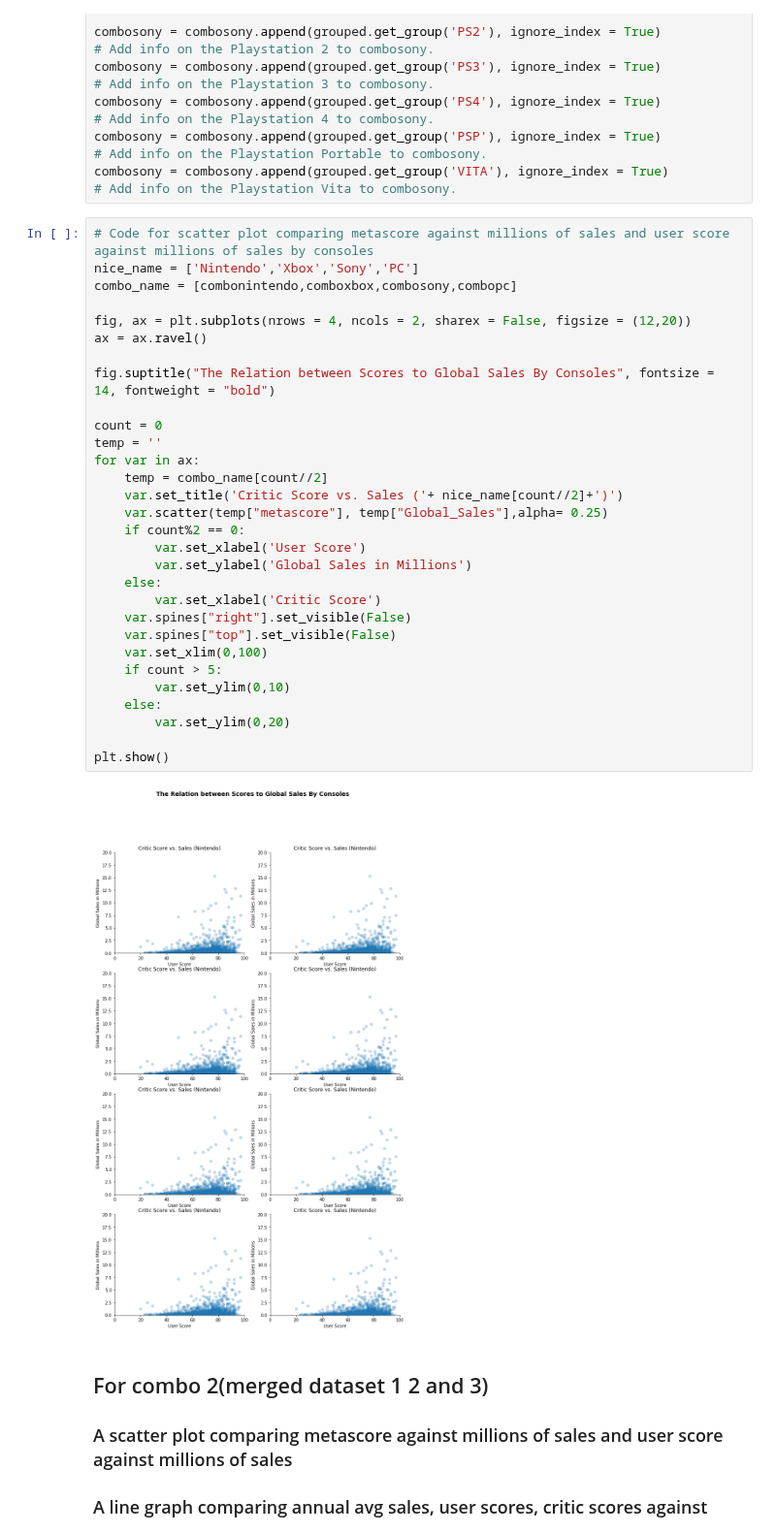
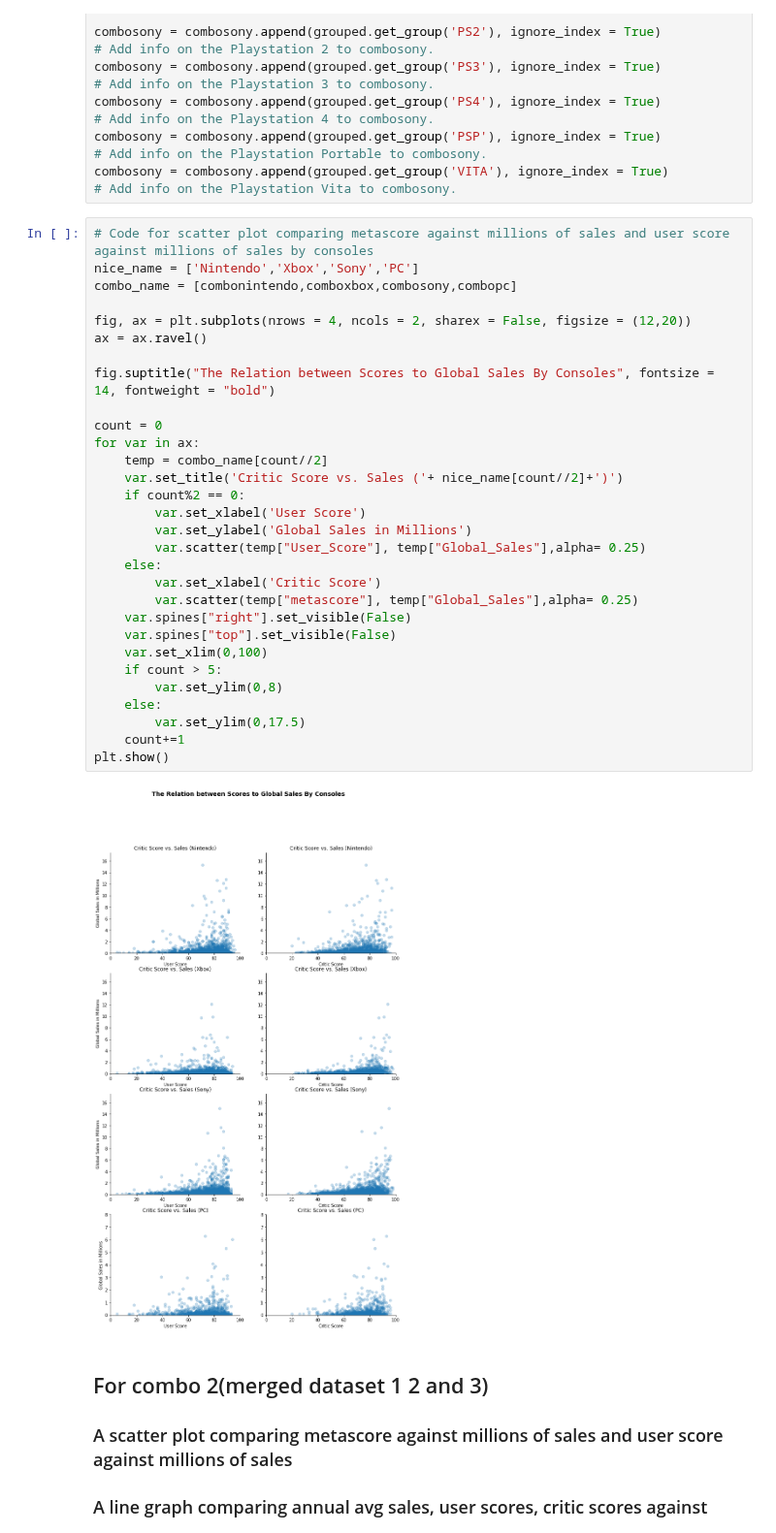
Before and after one commit to mell0611/data_science_project, a Jupyter notebook: data_analysis.ipynb, the cells around one changed output. Shown at 97% size. Cells and saved outputs as stored; diff of their text form.

Commit message:
Simplified huge blob of graph code

```diff
--- a/data_analysis.ipynb
+++ b/data_analysis.ipynb
@@ -91,35 +91,35 @@ combosony = combosony.append(grouped.get_group('VITA'), ignore_index = True)
 # %%
 # Code for scatter plot comparing metascore against millions of sales and user score against millions of sales by consoles
 nice_name = ['Nintendo','Xbox','Sony','PC']
 combo_name = [combonintendo,comboxbox,combosony,combopc]
 
 fig, ax = plt.subplots(nrows = 4, ncols = 2, sharex = False, figsize = (12,20))
 ax = ax.ravel()
 
 fig.suptitle("The Relation between Scores to Global Sales By Consoles", fontsize = 14, fontweight = "bold")
 
 count = 0
-temp = ''
 for var in ax:
     temp = combo_name[count//2]
     var.set_title('Critic Score vs. Sales ('+ nice_name[count//2]+')')
-    var.scatter(temp["metascore"], temp["Global_Sales"],alpha= 0.25)
     if count%2 == 0:
         var.set_xlabel('User Score')
         var.set_ylabel('Global Sales in Millions')
+        var.scatter(temp["User_Score"], temp["Global_Sales"],alpha= 0.25)
     else:
         var.set_xlabel('Critic Score')
+        var.scatter(temp["metascore"], temp["Global_Sales"],alpha= 0.25)
     var.spines["right"].set_visible(False)
     var.spines["top"].set_visible(False)
     var.set_xlim(0,100)
     if count > 5:
-        var.set_ylim(0,10)
+        var.set_ylim(0,8)
     else:
-        var.set_ylim(0,20)
-
+        var.set_ylim(0,17.5)
+    count+=1
 plt.show()
 # %% [output]
-[figure, old version]
+[figure, new version]
 # %% [markdown]
 ## For combo 2(merged dataset 1 2 and 3)
 ### A scatter plot comparing metascore against millions of sales and user score against millions of sales
```
Also changed, not shown: parts of 6 cells of this notebook.
